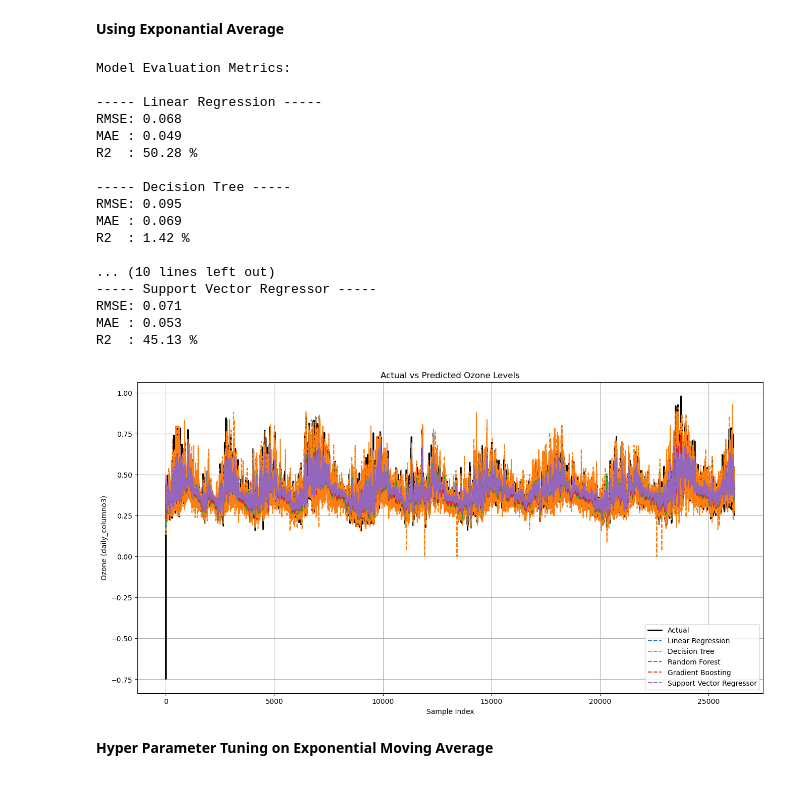
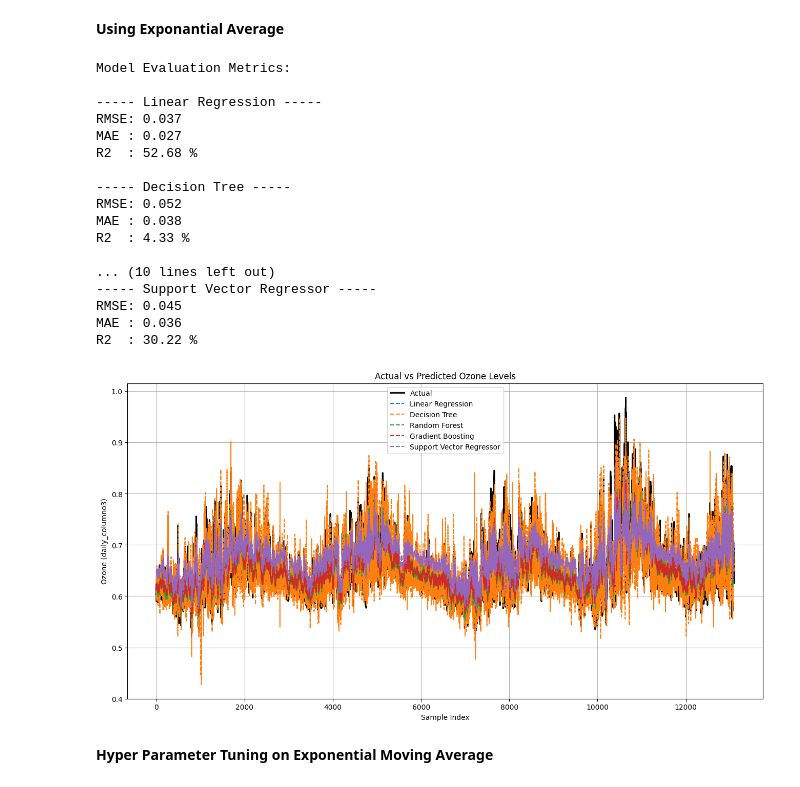
Before and after one commit to Abir784/Predictve-analysis-of-ozone-layer-using-ML, a Jupyter notebook: with_spain(with modification).ipynb, the cells around one changed output. Saved outputs shown, nothing was run; the diff lists cells and outputs as text; code cells hidden in the pictures.

```diff
--- a/with_spain(with modification).ipynb
+++ b/with_spain(with modification).ipynb
@@ -231,15 +224,17 @@ df.tail()
 # %% [markdown]
 **Using Rolling Average**
 # %%
-minmax_x = MinMaxScaler()
-minmax_y= MinMaxScaler()
+minmax_x = StandardScaler()
+minmax_y= StandardScaler()
 
-X = df[['lag1', 'lag2', 'lag3', 'lag4', 'lag5', 'lag6', 'lag7',
-        'lag8', 'lag9', 'lag10', 'lag11', 'lag12', 'lag13', 'lag14', 'lag15','rolling_avg']]
+lag_features = [f'lag{i}' for i in range(1, 61)]
+lag_features.append('rolling_avg')
+# lag_features.append('ema_avg')
+X= df[lag_features]
 y = df['daily_columno3']
 
 # Train-test split
-X_train, X_test, y_train, y_test = train_test_split(X, y, test_size=0.4, shuffle=False)
+X_train, X_test, y_train, y_test = train_test_split(X, y, test_size=0.2, shuffle=False)
 X_train = minmax_x.fit_transform(X_train)
 y_train = minmax_y.fit_transform(y_train.values.reshape(-1, 1)).flatten()
 X_test = minmax_x.transform(X_test)
@@ -251,7 +246,9 @@ models = {
     'Decision Tree': DecisionTreeRegressor(random_state=42),
     'Random Forest': RandomForestRegressor(n_estimators=100, random_state=42),
     'Gradient Boosting': GradientBoostingRegressor(n_estimators=100, random_state=42),
-    'Support Vector Regressor': SVR()
+    'Support Vector Regressor': SVR(),
+    'XGBoost': XGBRegressor(n_estimators=100, random_state=42, verbosity=0),
+    'LightGBM': LGBMRegressor(n_estimators=100, random_state=42)
 }
 
 # STEP 4: Train, Predict, and Evaluate
@@ -460,13 +466,14 @@ R2  : 49.83 %
 # %%
 minmax_x = MinMaxScaler()
 minmax_y= MinMaxScaler()
-
-X = df[['lag1', 'lag2', 'lag3', 'lag4', 'lag5', 'lag6', 'lag7',
-        'lag8', 'lag9', 'lag10', 'lag11', 'lag12', 'lag13', 'lag14', 'lag15','ema_avg']]
+lag_features = [f'lag{i}' for i in range(1, 61)]
+# lag_features.append('rolling_avg')
+lag_features.append('ema_avg')
+X = df[lag_features]
 y = df['daily_columno3']
 
 # Train-test split
-X_train, X_test, y_train, y_test = train_test_split(X, y, test_size=0.4, shuffle=False)
+X_train, X_test, y_train, y_test = train_test_split(X, y, test_size=0.2, shuffle=False)
 X_train = minmax_x.fit_transform(X_train)
 y_train = minmax_y.fit_transform(y_train.values.reshape(-1, 1)).flatten()
 X_test = minmax_x.transform(X_test)
@@ -478,13 +485,16 @@ models = {
     'Decision Tree': DecisionTreeRegressor(random_state=42),
     'Random Forest': RandomForestRegressor(n_estimators=100, random_state=42),
     'Gradient Boosting': GradientBoostingRegressor(n_estimators=100, random_state=42),
-    'Support Vector Regressor': SVR()
+    'Support Vector Regressor': SVR(),
+    'XGBoost': XGBRegressor(n_estimators=100, random_state=42, verbosity=0),
+    'LightGBM': LGBMRegressor(n_estimators=100, random_state=42)
 }
 
 # STEP 4: Train, Predict, and Evaluate
 results = {}
 
 for name, model in models.items():
+    print(f"\nTraining {name}...")
     model.fit(X_train, y_train)
     preds = model.predict(X_test)
 
@@ -507,43 +517,43 @@ print("Model Evaluation Metrics:\n")
 for name, res in results.items():
     print(f"----- {name} -----")
     print(f"RMSE: {res['RMSE']:.3f}")
     print(f"MAE : {res['MAE']:.3f}")
     print(f"R2  : {(res['R2']*100):.2f} %\n")
 
 plt.figure(figsize=(16, 8))
 
 # Actual data
 plt.plot(np.arange(len(y_test)), y_test, label='Actual', color='black', linewidth=2)
 
 # Predictions from each model
 for name, res in results.items():
     plt.plot(np.arange(len(y_test)), res['Predictions'], label=name, linestyle='--')
 
 plt.title('Actual vs Predicted Ozone Levels')
 plt.xlabel('Sample Index')
 plt.ylabel('Ozone (daily_columno3)')
 plt.legend()
 plt.grid(True)
 plt.show()
 # %% [output]
 Model Evaluation Metrics:
 
 ----- Linear Regression -----
-RMSE: 0.068
-MAE : 0.049
-R2  : 50.28 %
+RMSE: 0.037
+MAE : 0.027
+R2  : 52.68 %
 
 ----- Decision Tree -----
-RMSE: 0.095
-MAE : 0.069
-R2  : 1.42 %
+RMSE: 0.052
+MAE : 0.038
+R2  : 4.33 %
 
 ... (10 lines left out)
 ----- Support Vector Regressor -----
-RMSE: 0.071
-MAE : 0.053
-R2  : 45.13 %
+RMSE: 0.045
+MAE : 0.036
+R2  : 30.22 %
-[figure, old version]
+[figure, new version]
 # %% [markdown]
 **Hyper Parameter Tuning on Exponential Moving Average**
 # %%
```
Also changed, not shown: parts of 8 cells of this notebook, 1 other file.
